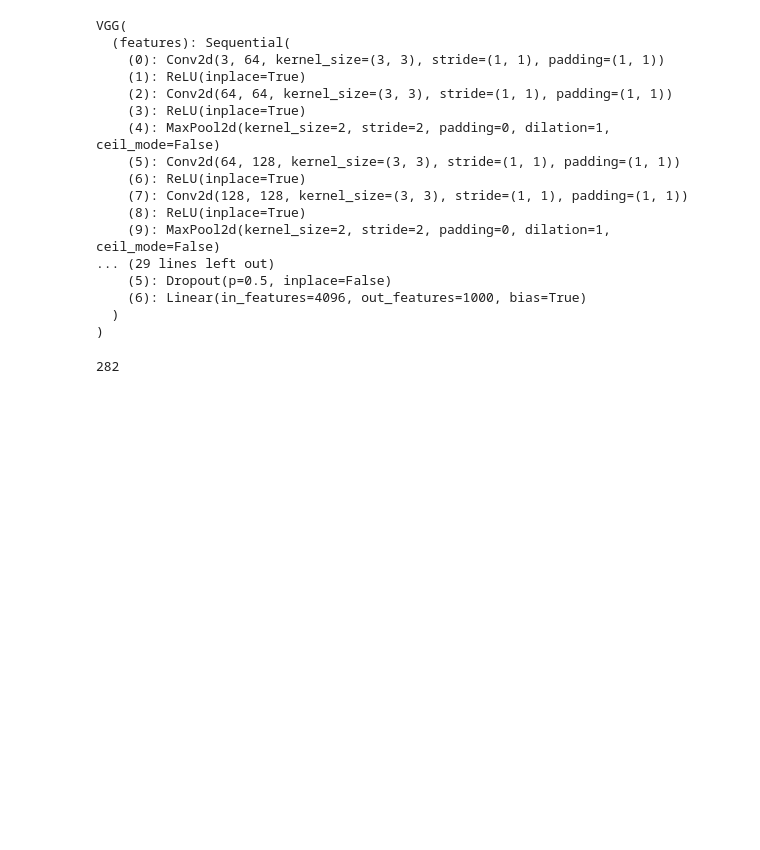
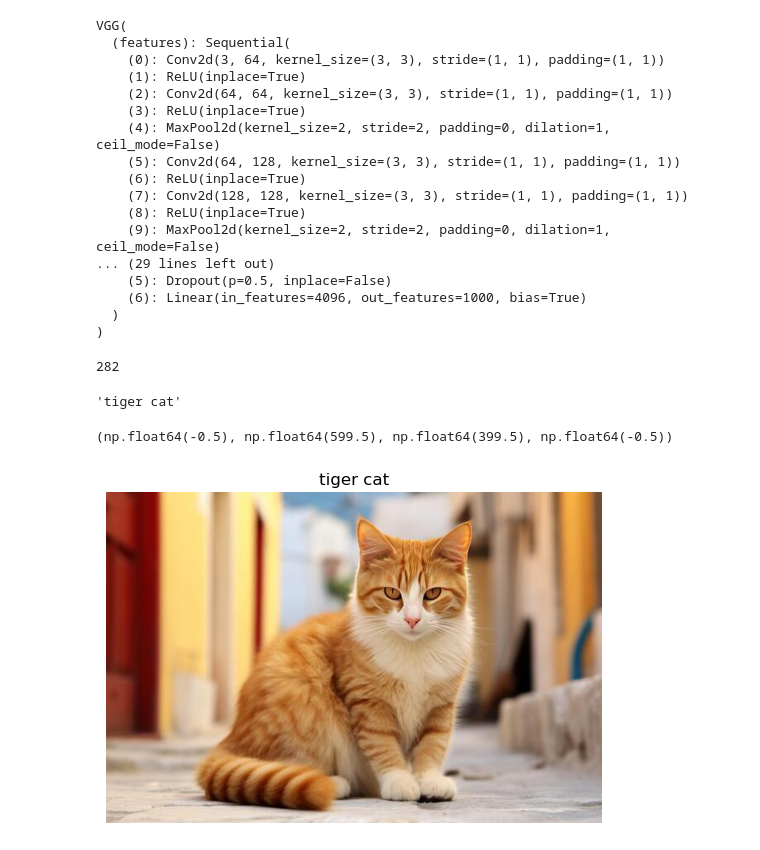
Before and after one commit to Samyak2605/MLDLAI, a Jupyter notebook: CNN/PreTrained VGG16.ipynb, the cells around one changed output. Drawn from its saved outputs; the diff is of its cells as text; code cells hidden in the pictures; blank space fills up the shorter version.

```diff
--- a/CNN/PreTrained VGG16.ipynb
+++ b/CNN/PreTrained VGG16.ipynb
@@ -91,3 +91,18 @@ with torch.no_grad():
 pred_class
 # %% [output]
 282
+# %%
+from torchvision.models import VGG16_Weights
+
+labels = VGG16_Weights.DEFAULT.meta["categories"]
+label = labels[pred_class]
+label
+# %% [output]
+'tiger cat'
+# %%
+plt.imshow(img)
+plt.title(label)
+plt.axis("off")
+# %% [output]
+(np.float64(-0.5), np.float64(599.5), np.float64(399.5), np.float64(-0.5))
+[figure, added]
```
